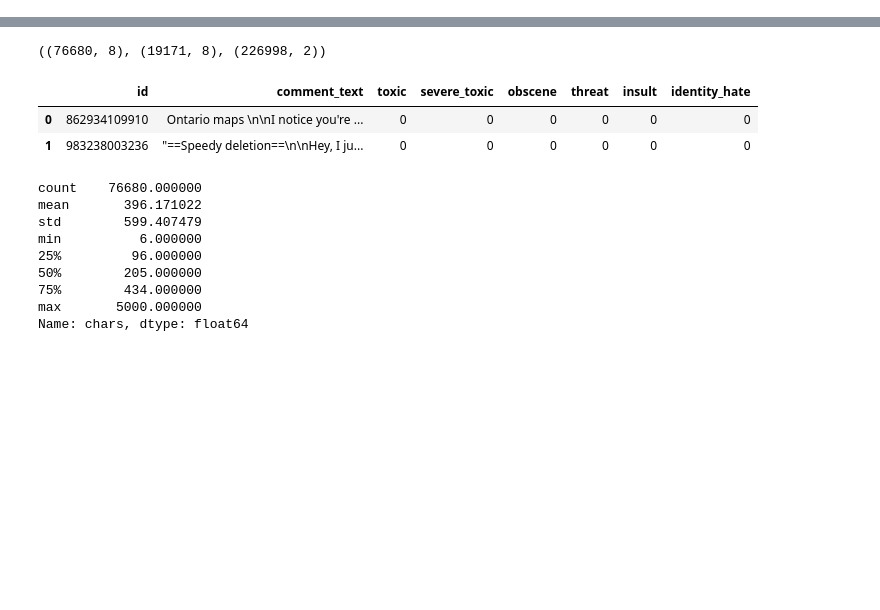
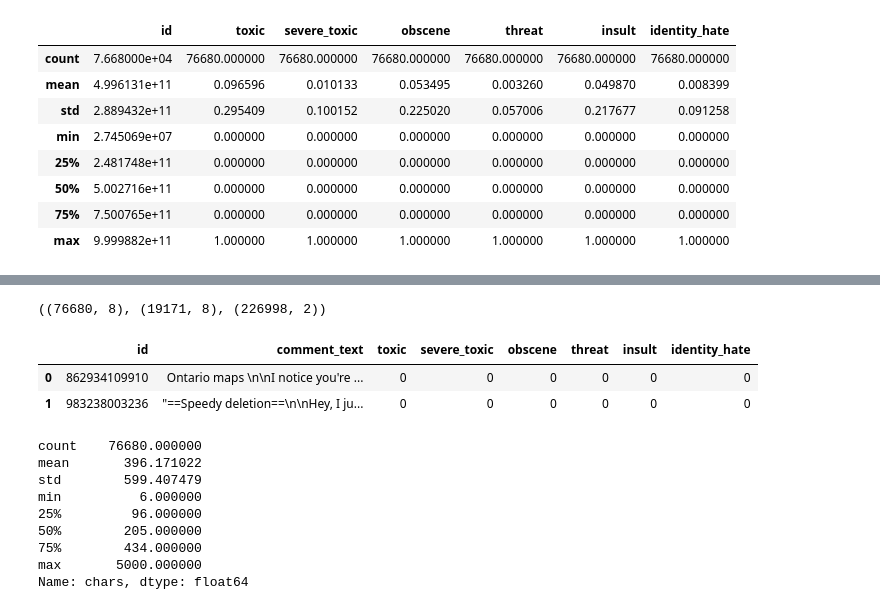
Before and after one commit to minerva-ml/open-solution-toxic-comments, a Jupyter notebook: devbook.ipynb, the cells around one changed output, grey strips where cells are left out. Cells and saved outputs as stored; diff of their text form; code cells hidden in the pictures; blank space fills up the shorter version.

```diff
--- a/devbook.ipynb
+++ b/devbook.ipynb
@@ -5,3 +5,15 @@ full_train = pd.read_csv('/mnt/ml-team/minerva/toxic/data/train.csv')
 train = pd.read_csv('/mnt/ml-team/minerva/toxic/data/train_split.csv')
 valid = pd.read_csv('/mnt/ml-team/minerva/toxic/data/valid_split.csv')
 test = pd.read_csv('/mnt/ml-team/minerva/toxic/data/test.csv')
+# %%
+train.describe()
+# %% [output]
+|  | id | toxic | severe_toxic | obscene | threat | insult | identity_hate |
+| count | 7.668000e+04 | 76680.000000 | 76680.000000 | 76680.000000 | 76680.000000 | 76680.000000 | 76680.000000 |
+| mean | 4.996131e+11 | 0.096596 | 0.010133 | 0.053495 | 0.003260 | 0.049870 | 0.008399 |
+| std | 2.889432e+11 | 0.295409 | 0.100152 | 0.225020 | 0.057006 | 0.217677 | 0.091258 |
+| min | 2.745069e+07 | 0.000000 | 0.000000 | 0.000000 | 0.000000 | 0.000000 | 0.000000 |
+| 25% | 2.481748e+11 | 0.000000 | 0.000000 | 0.000000 | 0.000000 | 0.000000 | 0.000000 |
+| 50% | 5.002716e+11 | 0.000000 | 0.000000 | 0.000000 | 0.000000 | 0.000000 | 0.000000 |
+| 75% | 7.500765e+11 | 0.000000 | 0.000000 | 0.000000 | 0.000000 | 0.000000 | 0.000000 |
+| max | 9.999882e+11 | 1.000000 | 1.000000 | 1.000000 | 1.000000 | 1.000000 | 1.000000 |
```
Also changed, not shown: parts of 1 cell of this notebook, 4 other files.
